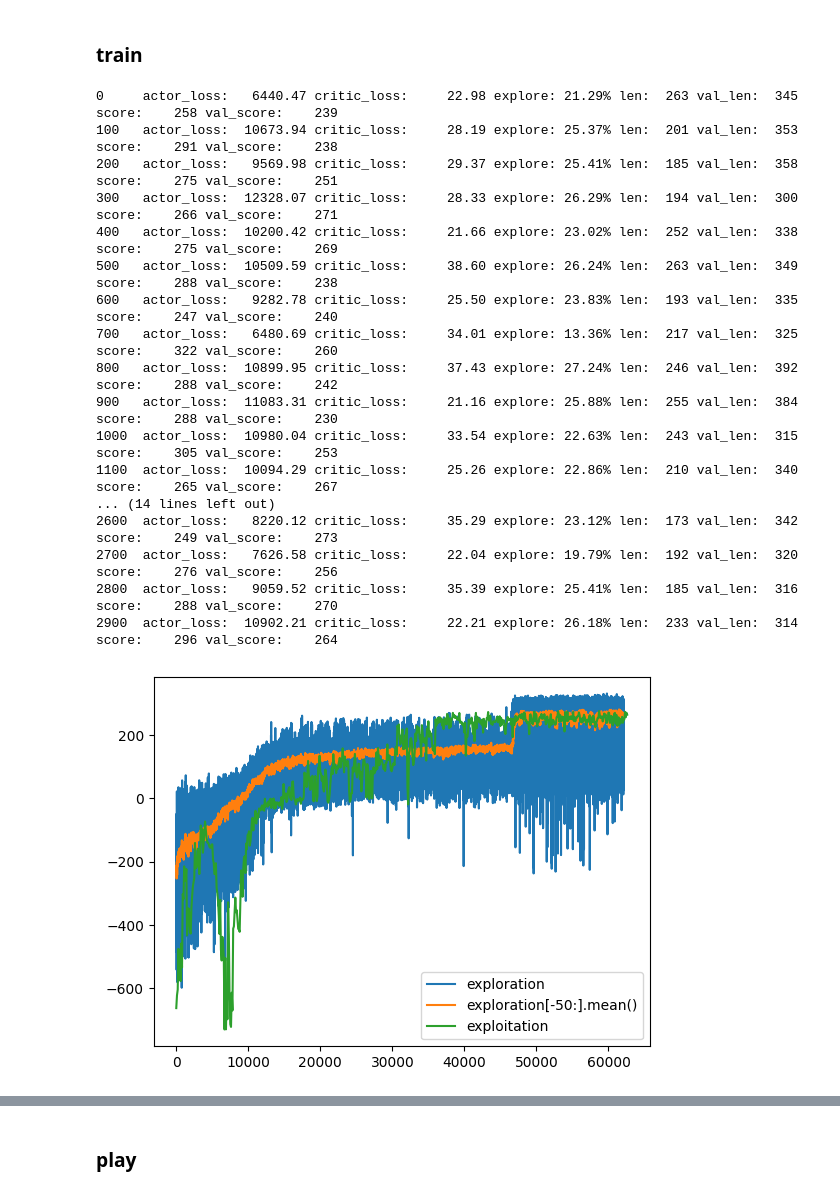
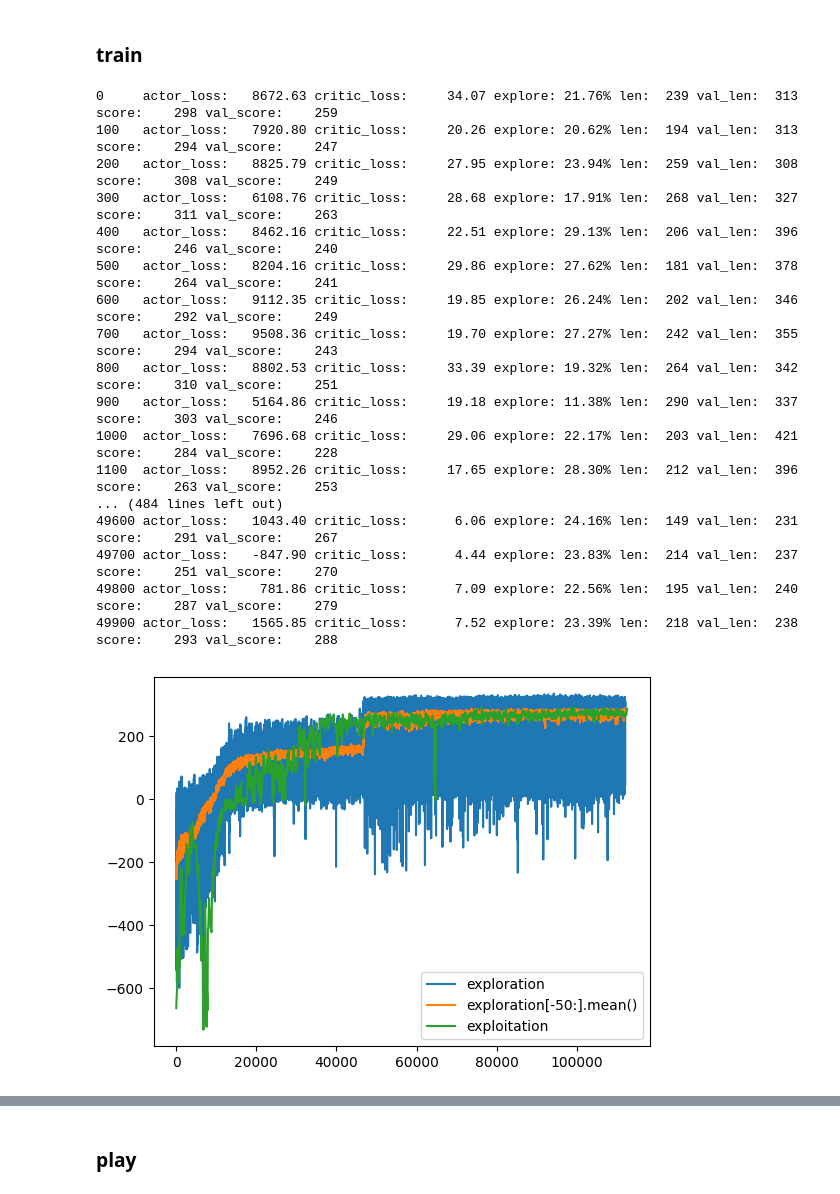
Before and after one commit to peluche/rl, a Jupyter notebook: gym.ipynb, the cells around one changed output, grey strips where cells are left out. Saved outputs shown, nothing was run; the diff lists cells and outputs as text; code cells hidden in the pictures.

```diff
--- a/gym.ipynb
+++ b/gym.ipynb
@@ -363,52 +363,52 @@ def ac_train(actor, critic, epochs=10, lr=LR, gamma=GAMMA, max_steps=MAX_STEPS,
         values = torch.cat(values)
         next_values = torch.cat((values[1:].detach(), pad))
         t_rewards = torch.tensor(rewards, dtype=torch.float32).to(device)
         target = t_rewards + gamma * next_values
         critic_loss = F.mse_loss(values, target)
         opt_c.zero_grad()
         critic_loss.backward()
         opt_c.step()
         # backward actor
         losses = []
         discounted_rewards = discount_rewards(rewards, gamma)
         advantages = discounted_rewards - values.detach()
         for log_prob, advantage in zip(log_probs, advantages):
             losses.append(-log_prob * advantage)
         entropy_loss = - torch.stack(entropies).sum() # negative because we want to increase entropy
         actor_loss = torch.stack(losses).sum() + entropy_regularization * entropy_loss
         opt_a.zero_grad()
         actor_loss.backward()
         opt_a.step()
 
         if epoch % log_every == 0:
             val_len, val_score = validation(env, actor)
             ac_validations.append(val_score)
             print(f'{epoch:<5} actor_loss:{actor_loss.item():>10.2f} critic_loss:{critic_loss.item():>10.2f} explore:{100 * explored.item() / t:>6.2f}% len:{t:>5} val_len:{val_len:>5.0f} score:{sum(rewards):>7.0f} val_score:{val_score:>7.0f}')
         scores.append(sum(rewards))
     actor.eval()
     critic.eval()
 
-ac_train(ac_actor, ac_critic, epochs=3000)
+ac_train(ac_actor, ac_critic, epochs=50000)
 plot_score(ac_scores, ac_validations)
 # %% [output]
-0     actor_loss:   6440.47 critic_loss:     22.98 explore: 21.29% len:  263 val_len:  345 score:    258 val_score:    239
-100   actor_loss:  10673.94 critic_loss:     28.19 explore: 25.37% len:  201 val_len:  353 score:    291 val_score:    238
-200   actor_loss:   9569.98 critic_loss:     29.37 explore: 25.41% len:  185 val_len:  358 score:    275 val_score:    251
-300   actor_loss:  12328.07 critic_loss:     28.33 explore: 26.29% len:  194 val_len:  300 score:    266 val_score:    271
-400   actor_loss:  10200.42 critic_loss:     21.66 explore: 23.02% len:  252 val_len:  338 score:    275 val_score:    269
-500   actor_loss:  10509.59 critic_loss:     38.60 explore: 26.24% len:  263 val_len:  349 score:    288 val_score:    238
-600   actor_loss:   9282.78 critic_loss:     25.50 explore: 23.83% len:  193 val_len:  335 score:    247 val_score:    240
-700   actor_loss:   6480.69 critic_loss:     34.01 explore: 13.36% len:  217 val_len:  325 score:    322 val_score:    260
-800   actor_loss:  10899.95 critic_loss:     37.43 explore: 27.24% len:  246 val_len:  392 score:    288 val_score:    242
-900   actor_loss:  11083.31 critic_loss:     21.16 explore: 25.88% len:  255 val_len:  384 score:    288 val_score:    230
-1000  actor_loss:  10980.04 critic_loss:     33.54 explore: 22.63% len:  243 val_len:  315 score:    305 val_score:    253
-1100  actor_loss:  10094.29 critic_loss:     25.26 explore: 22.86% len:  210 val_len:  340 score:    265 val_score:    267
-... (14 lines left out)
-2600  actor_loss:   8220.12 critic_loss:     35.29 explore: 23.12% len:  173 val_len:  342 score:    249 val_score:    273
-2700  actor_loss:   7626.58 critic_loss:     22.04 explore: 19.79% len:  192 val_len:  320 score:    276 val_score:    256
-2800  actor_loss:   9059.52 critic_loss:     35.39 explore: 25.41% len:  185 val_len:  316 score:    288 val_score:    270
-2900  actor_loss:  10902.21 critic_loss:     22.21 explore: 26.18% len:  233 val_len:  314 score:    296 val_score:    264
+0     actor_loss:   8672.63 critic_loss:     34.07 explore: 21.76% len:  239 val_len:  313 score:    298 val_score:    259
+100   actor_loss:   7920.80 critic_loss:     20.26 explore: 20.62% len:  194 val_len:  313 score:    294 val_score:    247
+200   actor_loss:   8825.79 critic_loss:     27.95 explore: 23.94% len:  259 val_len:  308 score:    308 val_score:    249
+300   actor_loss:   6108.76 critic_loss:     28.68 explore: 17.91% len:  268 val_len:  327 score:    311 val_score:    263
+400   actor_loss:   8462.16 critic_loss:     22.51 explore: 29.13% len:  206 val_len:  396 score:    246 val_score:    240
+500   actor_loss:   8204.16 critic_loss:     29.86 explore: 27.62% len:  181 val_len:  378 score:    264 val_score:    241
+600   actor_loss:   9112.35 critic_loss:     19.85 explore: 26.24% len:  202 val_len:  346 score:    292 val_score:    249
+700   actor_loss:   9508.36 critic_loss:     19.70 explore: 27.27% len:  242 val_len:  355 score:    294 val_score:    243
+800   actor_loss:   8802.53 critic_loss:     33.39 explore: 19.32% len:  264 val_len:  342 score:    310 val_score:    251
+900   actor_loss:   5164.86 critic_loss:     19.18 explore: 11.38% len:  290 val_len:  337 score:    303 val_score:    246
+1000  actor_loss:   7696.68 critic_loss:     29.06 explore: 22.17% len:  203 val_len:  421 score:    284 val_score:    228
+1100  actor_loss:   8952.26 critic_loss:     17.65 explore: 28.30% len:  212 val_len:  396 score:    263 val_score:    253
+... (484 lines left out)
+49600 actor_loss:   1043.40 critic_loss:      6.06 explore: 24.16% len:  149 val_len:  231 score:    291 val_score:    267
+49700 actor_loss:   -847.90 critic_loss:      4.44 explore: 23.83% len:  214 val_len:  237 score:    251 val_score:    270
+49800 actor_loss:    781.86 critic_loss:      7.09 explore: 22.56% len:  195 val_len:  240 score:    287 val_score:    279
+49900 actor_loss:   1565.85 critic_loss:      7.52 explore: 23.39% len:  218 val_len:  238 score:    293 val_score:    288
-[figure, old version]
+[figure, new version]
 # %%
 plot_score(ac_scores, ac_validations)
 # %% [output]
```
Also changed, not shown: parts of 3 cells of this notebook, 3 other files.
